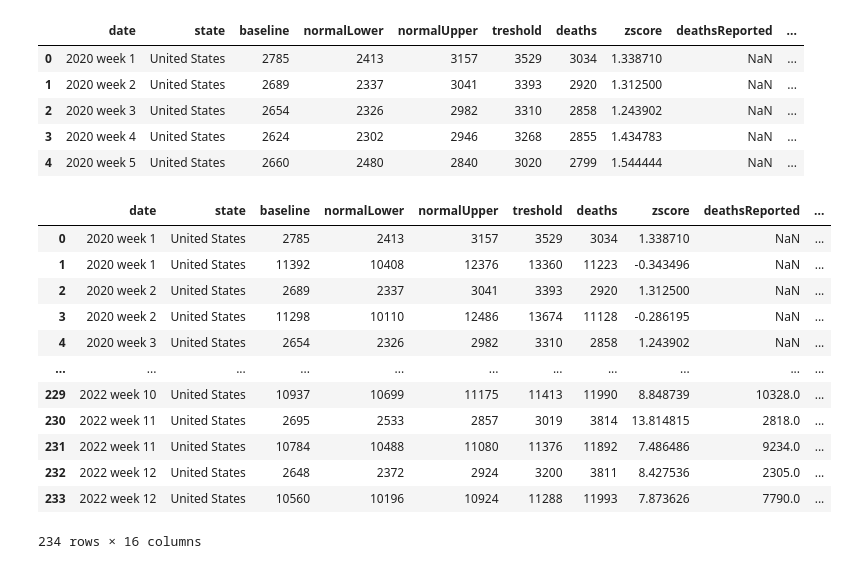
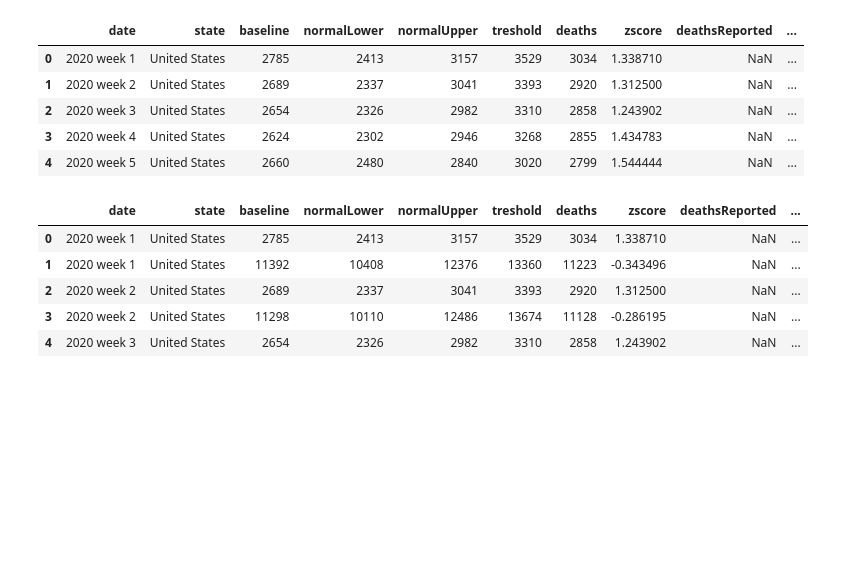
Before and after one commit to CodeTruthOhana/covid, a Jupyter notebook: us_mortality_vaccination.ipynb, the cells around one changed output. Drawn from its saved outputs; the diff is of its cells as text; code cells hidden in the pictures; blank space fills up the shorter version.

```diff
--- a/us_mortality_vaccination.ipynb
+++ b/us_mortality_vaccination.ipynb
@@ -65,21 +69,14 @@ dfm['month'] = dfm['dateByMonth'].str.split('/', expand=True)[0]
 # %%
 dfm = dfm.sort_values(by=['year', 'month', 'week']).reset_index(drop=True)
 # %%
-dfm
+dfm.head()
 # %% [output]
 |  | date | state | baseline | normalLower | normalUpper | treshold | deaths | zscore | deathsReported | ... |
 | 0 | 2020 week 1 | United States | 2785 | 2413 | 3157 | 3529 | 3034 | 1.338710 | NaN | ... |
 | 1 | 2020 week 1 | United States | 11392 | 10408 | 12376 | 13360 | 11223 | -0.343496 | NaN | ... |
 | 2 | 2020 week 2 | United States | 2689 | 2337 | 3041 | 3393 | 2920 | 1.312500 | NaN | ... |
 | 3 | 2020 week 2 | United States | 11298 | 10110 | 12486 | 13674 | 11128 | -0.286195 | NaN | ... |
 | 4 | 2020 week 3 | United States | 2654 | 2326 | 2982 | 3310 | 2858 | 1.243902 | NaN | ... |
-| ... | ... | ... | ... | ... | ... | ... | ... | ... | ... | ... |
-| 229 | 2022 week 10 | United States | 10937 | 10699 | 11175 | 11413 | 11990 | 8.848739 | 10328.0 | ... |
-| 230 | 2022 week 11 | United States | 2695 | 2533 | 2857 | 3019 | 3814 | 13.814815 | 2818.0 | ... |
-| 231 | 2022 week 11 | United States | 10784 | 10488 | 11080 | 11376 | 11892 | 7.486486 | 9234.0 | ... |
-| 232 | 2022 week 12 | United States | 2648 | 2372 | 2924 | 3200 | 3811 | 8.427536 | 2305.0 | ... |
-| 233 | 2022 week 12 | United States | 10560 | 10196 | 10924 | 11288 | 11993 | 7.873626 | 7790.0 | ... |
-234 rows × 16 columns
 # %%
 fig = px.line(dfm, x='dateByMonth', y='deaths', color='demographic_category')
 
```
Also changed, not shown: parts of 4 cells of this notebook, 2 other files.
